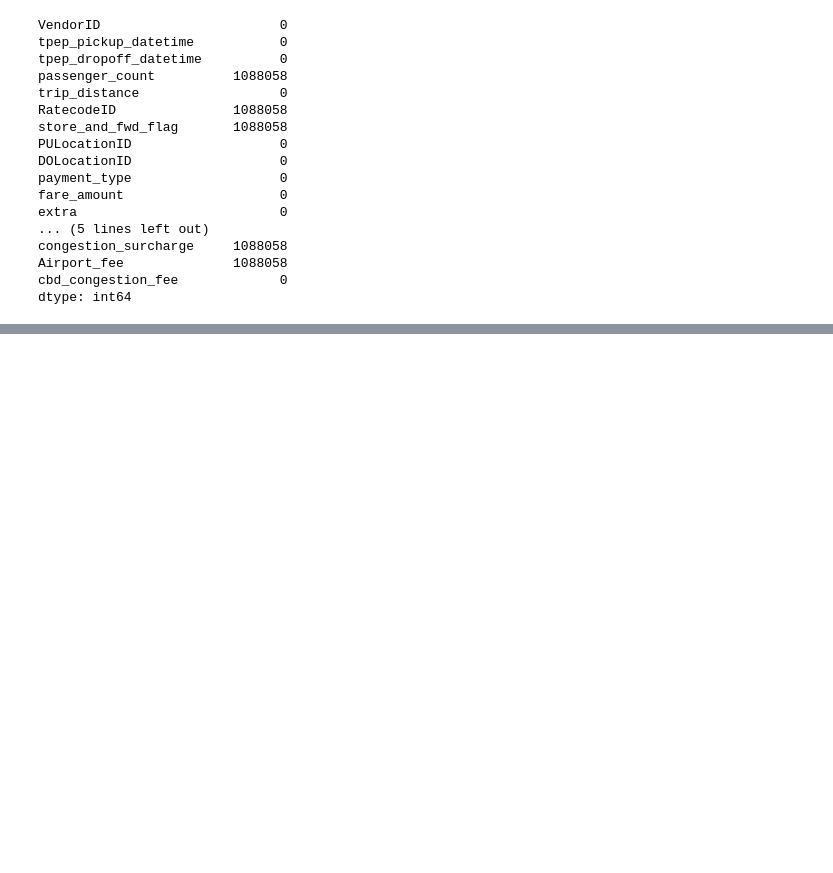
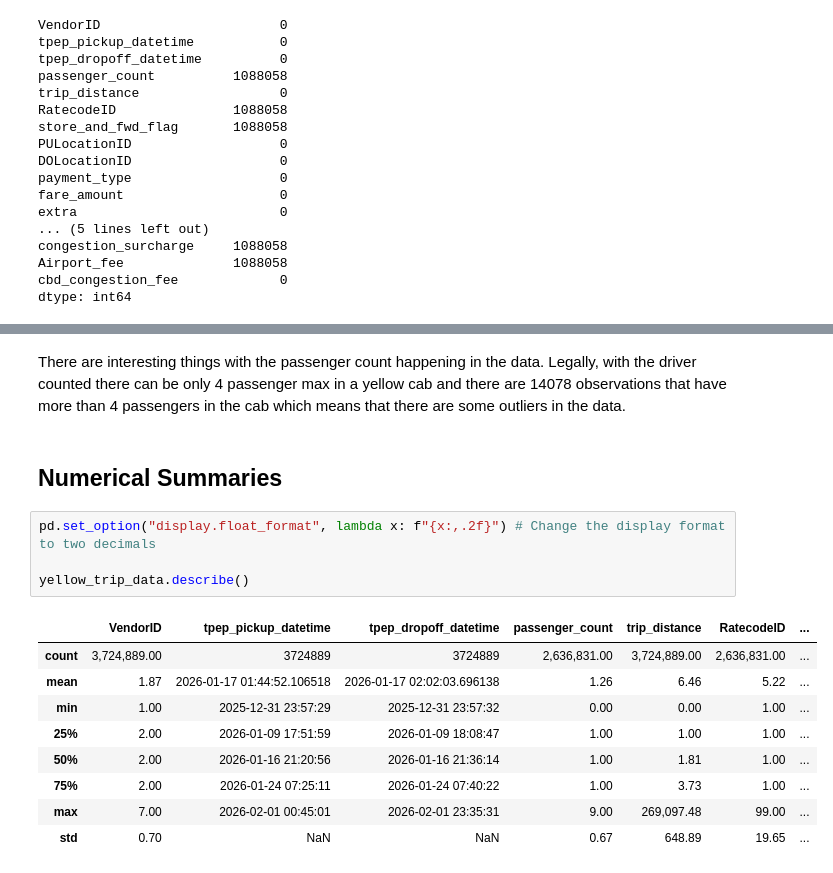
Before and after one commit to samuel54illinois/NYC_TLC_Trip_Record_Analysis, a Jupyter notebook: notebook_analysis/0_data_audit.ipynb, the cells around one changed output, grey strips where cells are left out. Saved outputs shown, nothing was run; the diff lists cells and outputs as text; blank space fills up the shorter version.

Commit message:
numerical summaries report done

```diff
--- a/notebook_analysis/0_data_audit.ipynb
+++ b/notebook_analysis/0_data_audit.ipynb
@@ -225,0 +304,18 @@ They all miss same amount of values which is 1088058 rows
+# %% [markdown]
+There are interesting things with the passenger count happening in the data. Legally, with the driver counted there can be only 4 passenger max in a yellow cab and there are 14078 observations that have more than 4 passengers in the cab which means that there are some outliers in the data.
+# %% [markdown]
+## Numerical Summaries
+# %%
+pd.set_option("display.float_format", lambda x: f"{x:,.2f}") # Change the display format to two decimals
+
+yellow_trip_data.describe()
+# %% [output]
+|  | VendorID | tpep_pickup_datetime | tpep_dropoff_datetime | passenger_count | trip_distance | RatecodeID | ... |
+| count | 3,724,889.00 | 3724889 | 3724889 | 2,636,831.00 | 3,724,889.00 | 2,636,831.00 | ... |
+| mean | 1.87 | 2026-01-17 01:44:52.106518 | 2026-01-17 02:02:03.696138 | 1.26 | 6.46 | 5.22 | ... |
+| min | 1.00 | 2025-12-31 23:57:29 | 2025-12-31 23:57:32 | 0.00 | 0.00 | 1.00 | ... |
+| 25% | 2.00 | 2026-01-09 17:51:59 | 2026-01-09 18:08:47 | 1.00 | 1.00 | 1.00 | ... |
+| 50% | 2.00 | 2026-01-16 21:20:56 | 2026-01-16 21:36:14 | 1.00 | 1.81 | 1.00 | ... |
+| 75% | 2.00 | 2026-01-24 07:25:11 | 2026-01-24 07:40:22 | 1.00 | 3.73 | 1.00 | ... |
+| max | 7.00 | 2026-02-01 00:45:01 | 2026-02-01 23:35:31 | 9.00 | 269,097.48 | 99.00 | ... |
+| std | 0.70 | NaN | NaN | 0.67 | 648.89 | 19.65 | ... |
```
Also changed, not shown: parts of 10 cells of this notebook.
